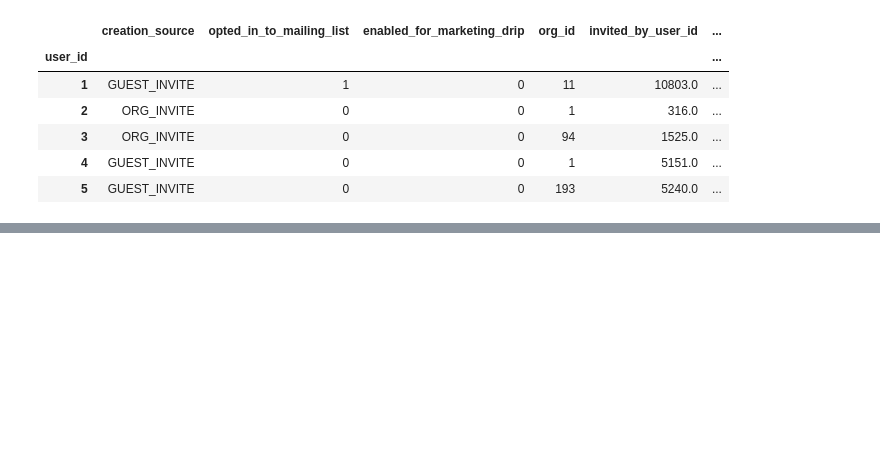
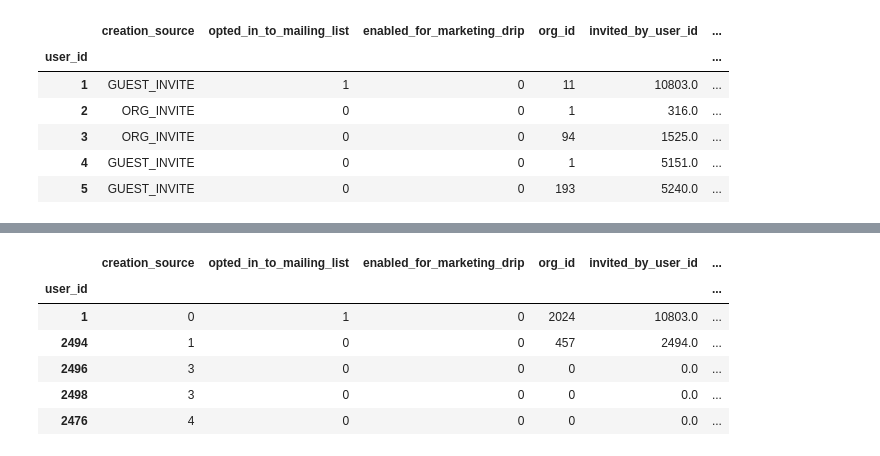
Before and after one commit to sidharth-ds/TASK-1-to-7, a Jupyter notebook: Task - 5/task_5.ipynb, the cells around one changed output, grey strips where cells are left out. Saved outputs shown, nothing was run; the diff lists cells and outputs as text; code cells hidden in the pictures; blank space fills up the shorter version.

```diff
--- a/Task - 5/task_5.ipynb
+++ b/Task - 5/task_5.ipynb
@@ -195,0 +209,10 @@ fig.show()
+# %%
+df1.head()
+# %% [output]
+|  | creation_source | opted_in_to_mailing_list | enabled_for_marketing_drip | org_id | invited_by_user_id | ... |
+| user_id |  |  |  |  |  | ... |
+| 1 | 0 | 1 | 0 | 2024 | 10803.0 | ... |
+| 2494 | 1 | 0 | 0 | 457 | 2494.0 | ... |
+| 2496 | 3 | 0 | 0 | 0 | 0.0 | ... |
+| 2498 | 3 | 0 | 0 | 0 | 0.0 | ... |
+| 2476 | 4 | 0 | 0 | 0 | 0.0 | ... |
```
Also changed, not shown: parts of 6 cells of this notebook.
